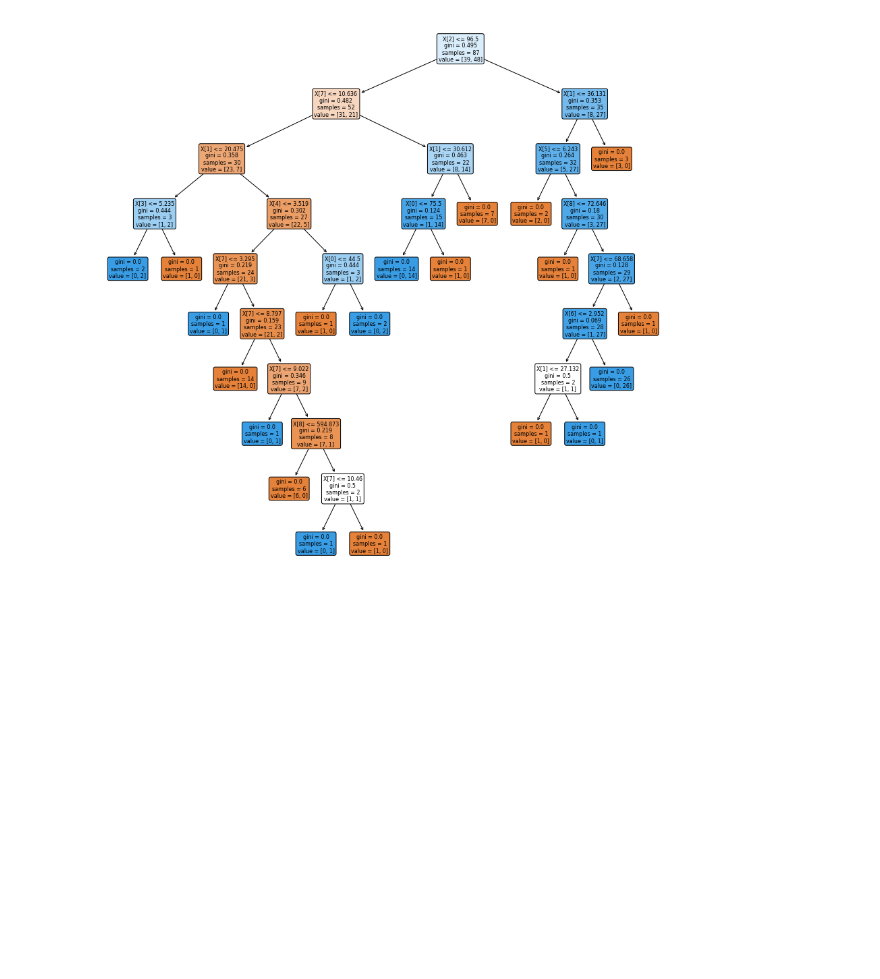
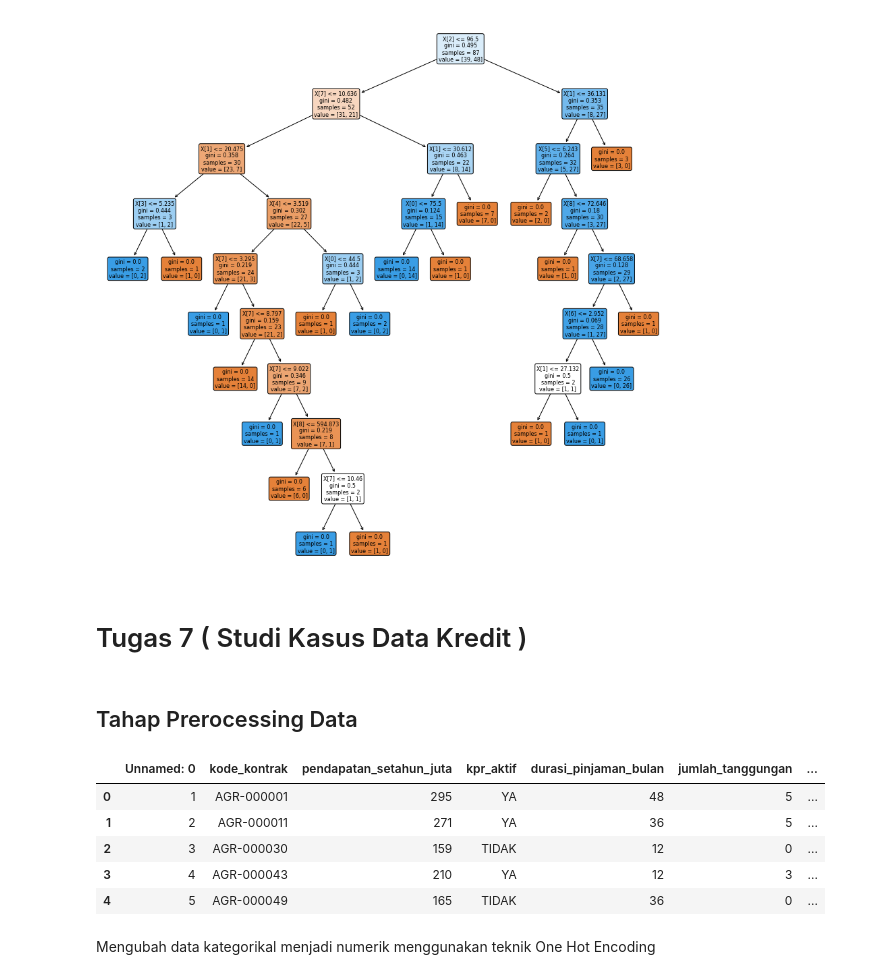
Before and after one commit to Fadhila-Zahra/datamining, a Jupyter notebook: _sources/notebooks.ipynb, the cells around one changed output. Saved outputs shown, nothing was run; the diff lists cells and outputs as text; code cells hidden in the pictures; blank space fills up the shorter version.

```diff
--- a/_sources/notebooks.ipynb
+++ b/_sources/notebooks.ipynb
@@ -1679,3 +1679,7 @@ a = tree.plot_tree(clf,
 plt.show()
 # %% [output]
 [figure]
+# %% [markdown]
+# Tugas 7 ( Studi Kasus Data Kredit )
+# %% [markdown]
+## Tahap Prerocessing Data
@@ -1681,0 +1691,15 @@ plt.show()
+# %%
+# Membaca Breast Cancer Coimbra Dataset
+dataset = pd.read_csv("https://raw.githubusercontent.com/Fadhila-Zahra/datamining/main/credit_score.csv")
+# %%
+# Menampilkan data skor kredit
+dataset.head()
+# %% [output]
+|  | Unnamed: 0 | kode_kontrak | pendapatan_setahun_juta | kpr_aktif | durasi_pinjaman_bulan | jumlah_tanggungan | ... |
+| 0 | 1 | AGR-000001 | 295 | YA | 48 | 5 | ... |
+| 1 | 2 | AGR-000011 | 271 | YA | 36 | 5 | ... |
+| 2 | 3 | AGR-000030 | 159 | TIDAK | 12 | 0 | ... |
+| 3 | 4 | AGR-000043 | 210 | YA | 12 | 3 | ... |
+| 4 | 5 | AGR-000049 | 165 | TIDAK | 36 | 0 | ... |
+# %% [markdown]
+Mengubah data kategorikal menjadi numerik menggunakan teknik One Hot Encoding
```
Also changed, not shown: parts of 53 cells of this notebook, 4 other files.
